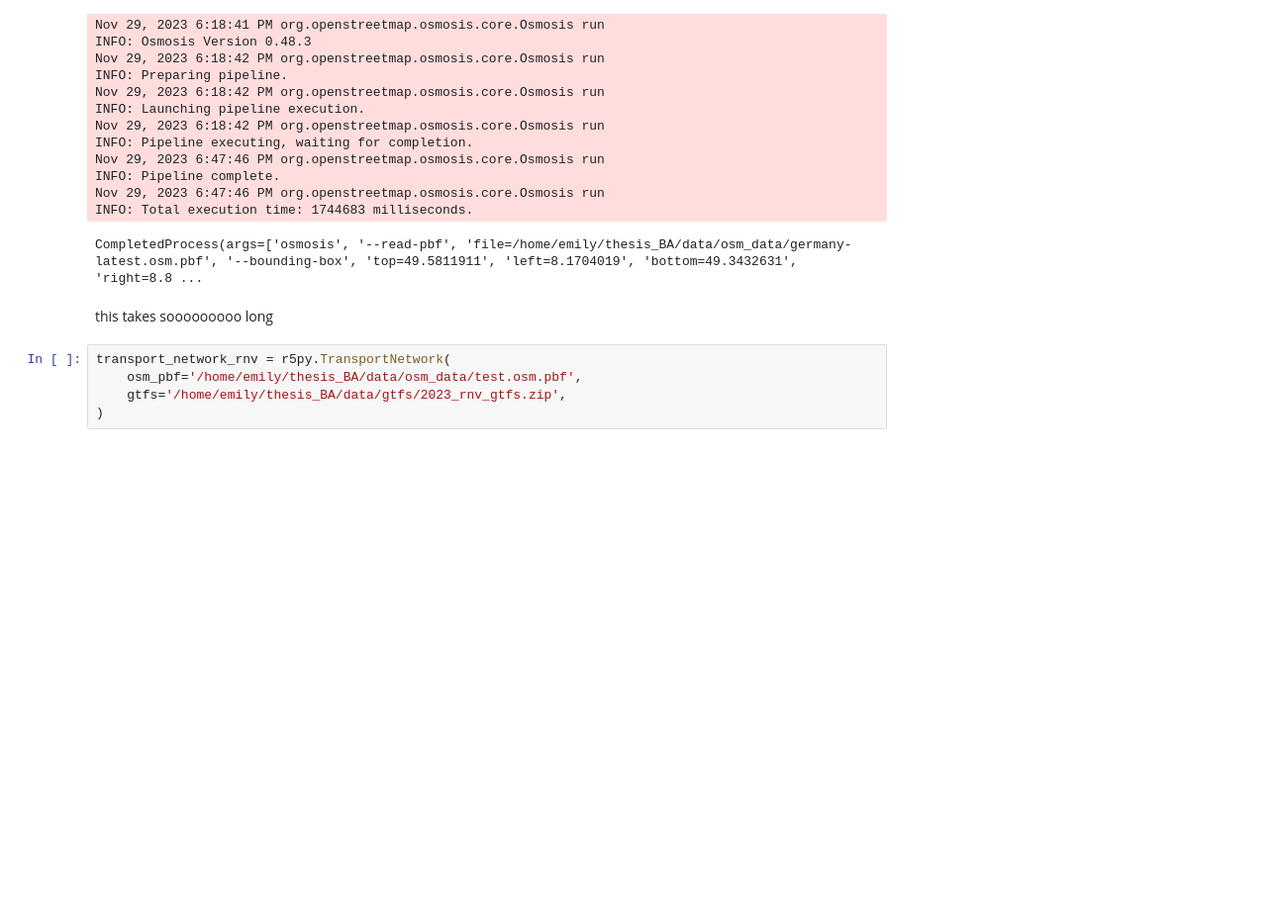
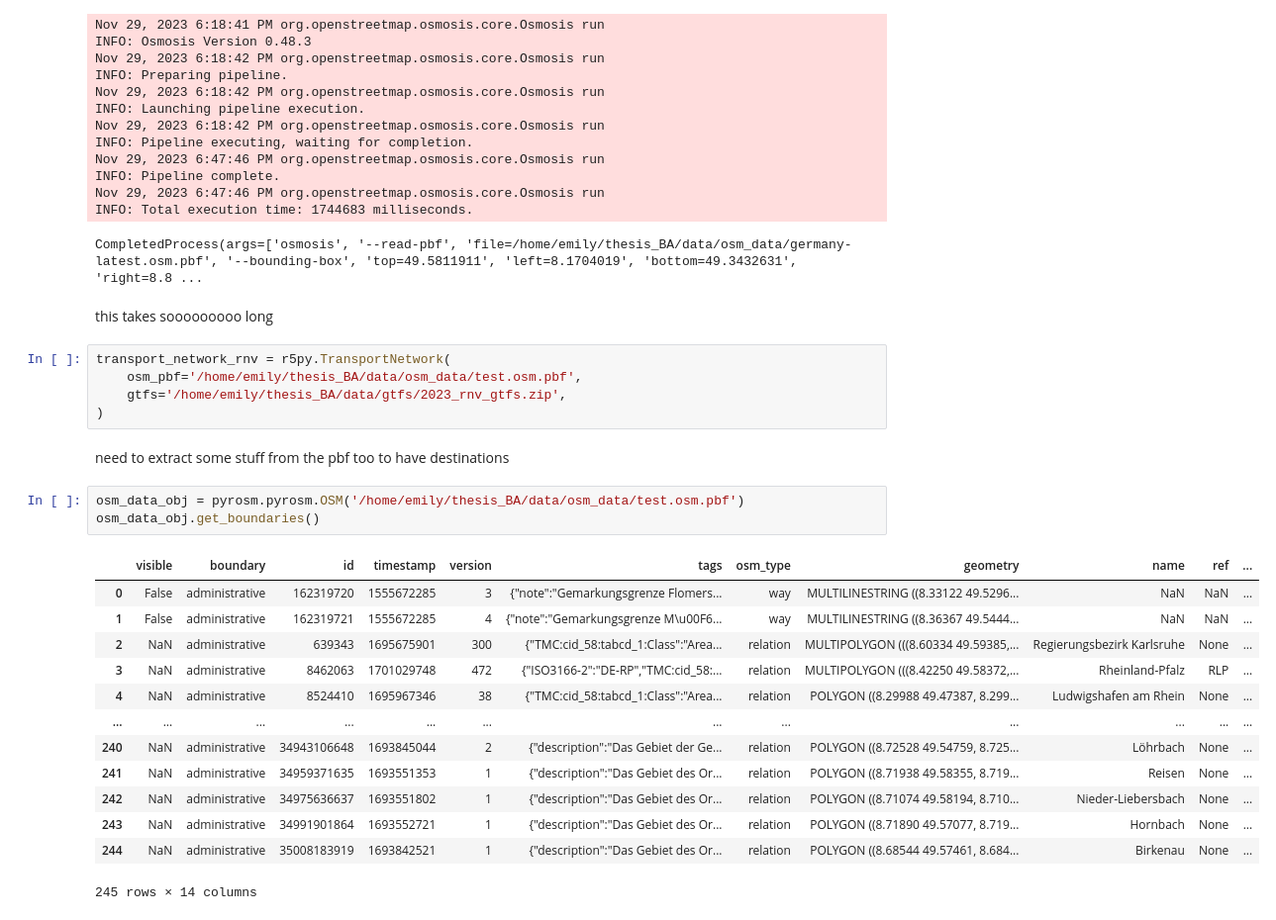
Before and after one commit to Chwiggy/BA-Thesis, a Jupyter notebook: src/playground.ipynb, the cells around one changed output. Shown at 99% size. Cells and saved outputs as stored; diff of their text form; blank space fills up the shorter version.

Commit message:
data extraction #2

```diff
--- a/src/playground.ipynb
+++ b/src/playground.ipynb
@@ -177,3 +177,22 @@ transport_network_rnv = r5py.TransportNetwork(
     osm_pbf='/home/emily/thesis_BA/data/osm_data/test.osm.pbf',
     gtfs='/home/emily/thesis_BA/data/gtfs/2023_rnv_gtfs.zip',
 )
+# %% [markdown]
+need to extract some stuff from the pbf too to have destinations
+# %%
+osm_data_obj = pyrosm.pyrosm.OSM('/home/emily/thesis_BA/data/osm_data/test.osm.pbf')
+osm_data_obj.get_boundaries()
+# %% [output]
+|  | visible | boundary | id | timestamp | version | tags | osm_type | geometry | name | ref | ... |
+| 0 | False | administrative | 162319720 | 1555672285 | 3 | {"note":"Gemarkungsgrenze Flomers... | way | MULTILINESTRING ((8.33122 49.5296... | NaN | NaN | ... |
+| 1 | False | administrative | 162319721 | 1555672285 | 4 | {"note":"Gemarkungsgrenze M\u00F6... | way | MULTILINESTRING ((8.36367 49.5444... | NaN | NaN | ... |
+| 2 | NaN | administrative | 639343 | 1695675901 | 300 | {"TMC:cid_58:tabcd_1:Class":"Area... | relation | MULTIPOLYGON (((8.60334 49.59385,... | Regierungsbezirk Karlsruhe | None | ... |
+| 3 | NaN | administrative | 8462063 | 1701029748 | 472 | {"ISO3166-2":"DE-RP","TMC:cid_58:... | relation | MULTIPOLYGON (((8.42250 49.58372,... | Rheinland-Pfalz | RLP | ... |
+| 4 | NaN | administrative | 8524410 | 1695967346 | 38 | {"TMC:cid_58:tabcd_1:Class":"Area... | relation | POLYGON ((8.29988 49.47387, 8.299... | Ludwigshafen am Rhein | None | ... |
+| ... | ... | ... | ... | ... | ... | ... | ... | ... | ... | ... | ... |
+| 240 | NaN | administrative | 34943106648 | 1693845044 | 2 | {"description":"Das Gebiet der Ge... | relation | POLYGON ((8.72528 49.54759, 8.725... | Löhrbach | None | ... |
+| 241 | NaN | administrative | 34959371635 | 1693551353 | 1 | {"description":"Das Gebiet des Or... | relation | POLYGON ((8.71938 49.58355, 8.719... | Reisen | None | ... |
+| 242 | NaN | administrative | 34975636637 | 1693551802 | 1 | {"description":"Das Gebiet des Or... | relation | POLYGON ((8.71074 49.58194, 8.710... | Nieder-Liebersbach | None | ... |
+| 243 | NaN | administrative | 34991901864 | 1693552721 | 1 | {"description":"Das Gebiet des Or... | relation | POLYGON ((8.71890 49.57077, 8.719... | Hornbach | None | ... |
+| 244 | NaN | administrative | 35008183919 | 1693842521 | 1 | {"description":"Das Gebiet des Or... | relation | POLYGON ((8.68544 49.57461, 8.684... | Birkenau | None | ... |
+245 rows × 14 columns
```
Also changed, not shown: parts of 1 cell of this notebook.
